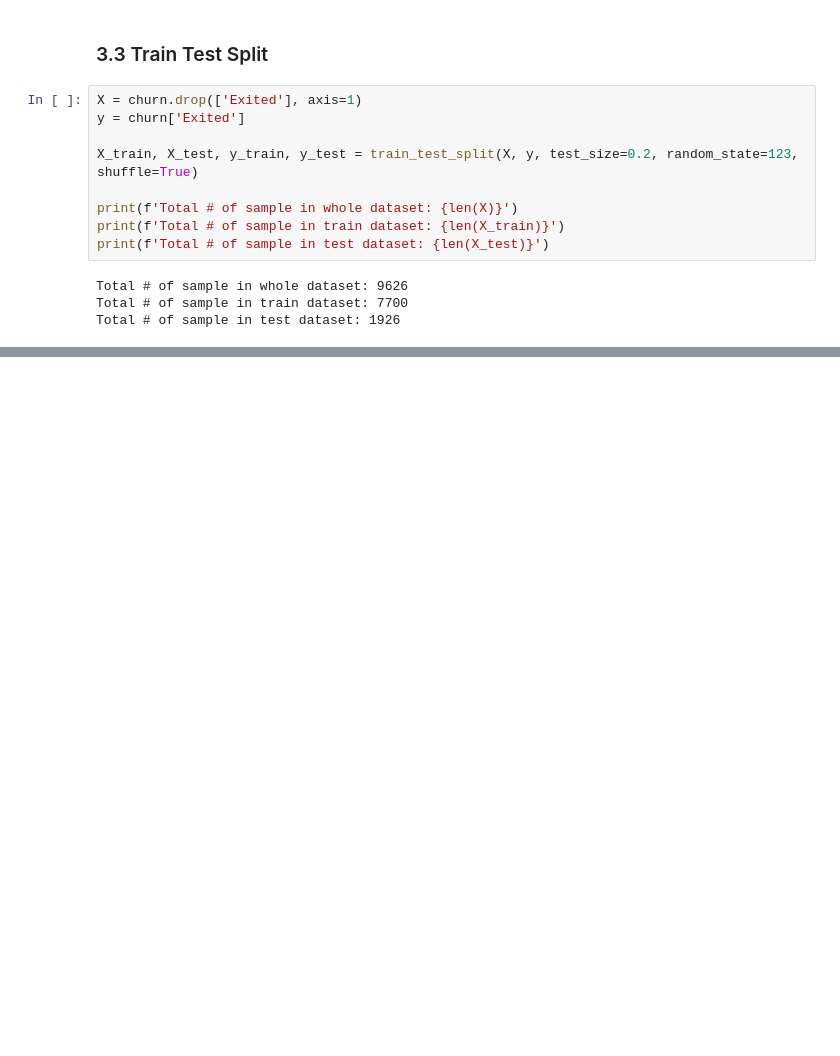
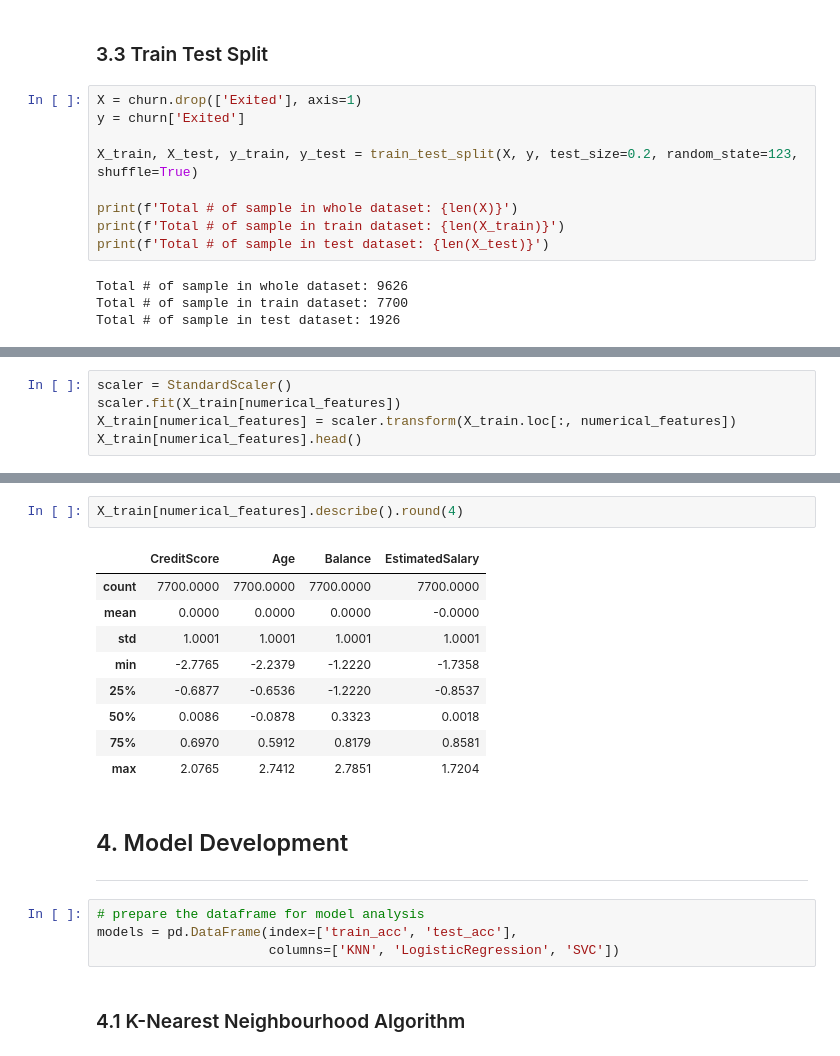
Before and after one commit to naufalmuafi/bank-customer-churn-prediction, a Jupyter notebook: main.ipynb, the cells around one changed output, grey strips where cells are left out. Cells and saved outputs as stored; diff of their text form; blank space fills up the shorter version.

Commit message:
add: model development

```diff
--- a/main.ipynb
+++ b/main.ipynb
@@ -558,0 +562,5 @@ Total # of sample in test dataset: 1926
+# %%
+scaler = StandardScaler()
+scaler.fit(X_train[numerical_features])
+X_train[numerical_features] = scaler.transform(X_train.loc[:, numerical_features])
+X_train[numerical_features].head()
@@ -558,0 +574,21 @@ Total # of sample in test dataset: 1926
+# %%
+X_train[numerical_features].describe().round(4)
+# %% [output]
+|  | CreditScore | Age | Balance | EstimatedSalary |
+| count | 7700.0000 | 7700.0000 | 7700.0000 | 7700.0000 |
+| mean | 0.0000 | 0.0000 | 0.0000 | -0.0000 |
+| std | 1.0001 | 1.0001 | 1.0001 | 1.0001 |
+| min | -2.7765 | -2.2379 | -1.2220 | -1.7358 |
+| 25% | -0.6877 | -0.6536 | -1.2220 | -0.8537 |
+| 50% | 0.0086 | -0.0878 | 0.3323 | 0.0018 |
+| 75% | 0.6970 | 0.5912 | 0.8179 | 0.8581 |
+| max | 2.0765 | 2.7412 | 2.7851 | 1.7204 |
+# %% [markdown]
+## 4. Model Development
+---
+# %%
+# prepare the dataframe for model analysis
+models = pd.DataFrame(index=['train_acc', 'test_acc'],
+                      columns=['KNN', 'LogisticRegression', 'SVC'])
+# %% [markdown]
+### 4.1 K-Nearest Neighbourhood Algorithm
```
Also changed, not shown: parts of 9 cells of this notebook.
